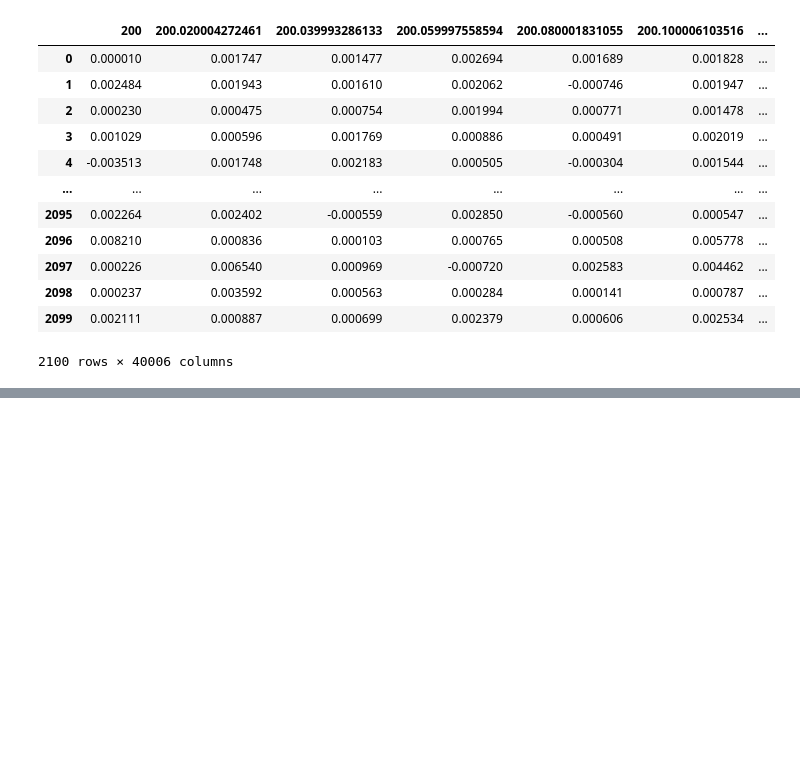
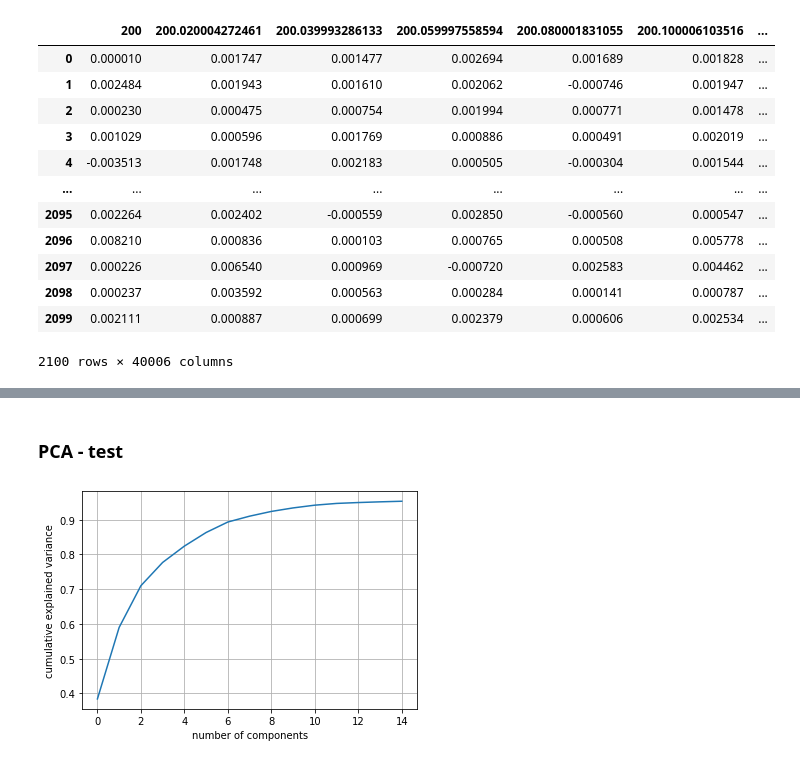
Before and after one commit to MKastek/ML-LIBS, a Jupyter notebook: LIBS2022.ipynb, the cells around one changed output, grey strips where cells are left out. Saved outputs shown, nothing was run; the diff lists cells and outputs as text; code cells hidden in the pictures; blank space fills up the shorter version.

```diff
--- a/LIBS2022.ipynb
+++ b/LIBS2022.ipynb
@@ -207,0 +94,15 @@ pd.read_csv('test_dataset.csv')
+# %%
+def select_wavelengts_with_big_variance(X, amount):
+    return X.reindex(sorted(X[X.var().nlargest(amount).index]), axis=1)
+# %%
+X_selected = select_wavelengts_with_big_variance(X_avg, 5000)
+# %% [markdown]
+### PCA - test
+# %%
+pca = PCA(n_components=15).fit(X_selected)
+plt.plot(np.cumsum(pca.explained_variance_ratio_))
+plt.xlabel('number of components')
+plt.ylabel('cumulative explained variance')
+plt.grid()
+# %% [output]
+[figure, added]
```
Also changed, not shown: parts of 61 cells of this notebook, 6 other files.
